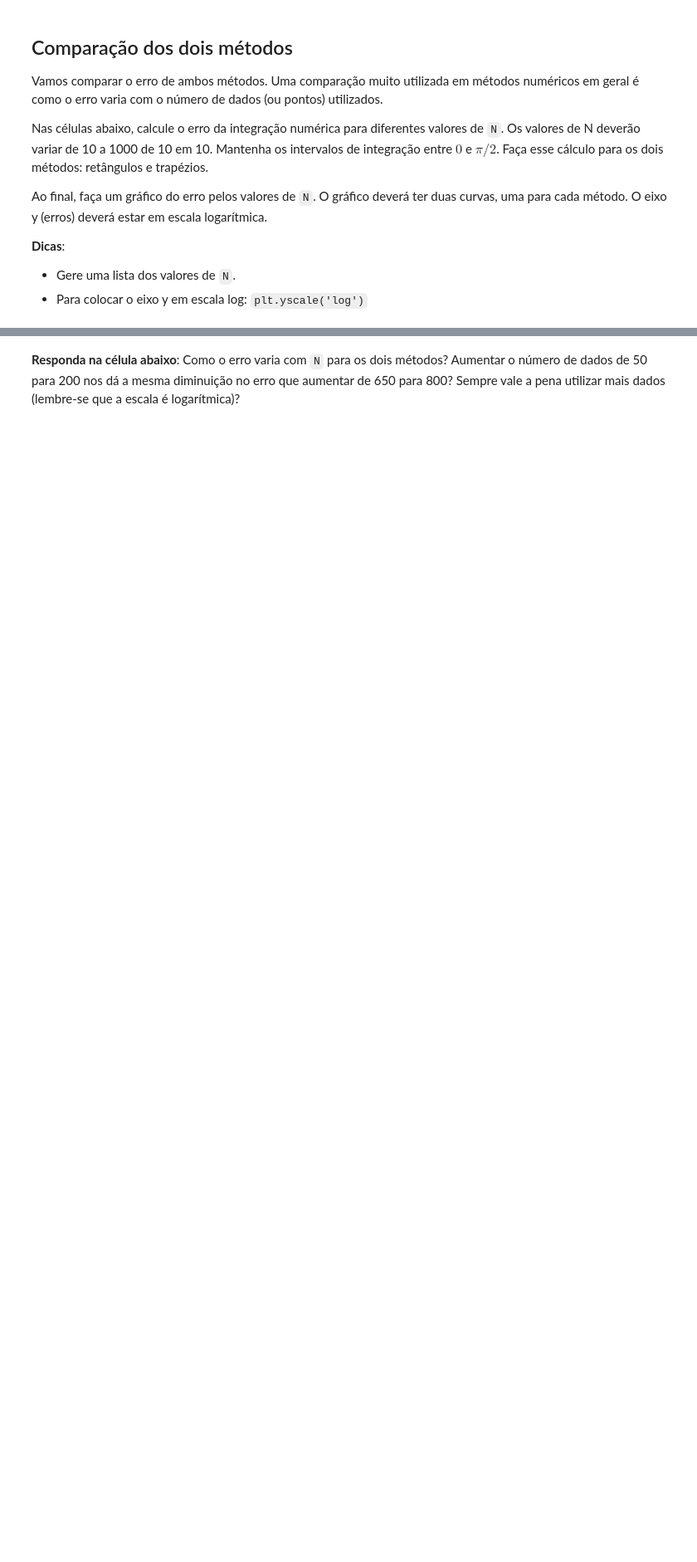
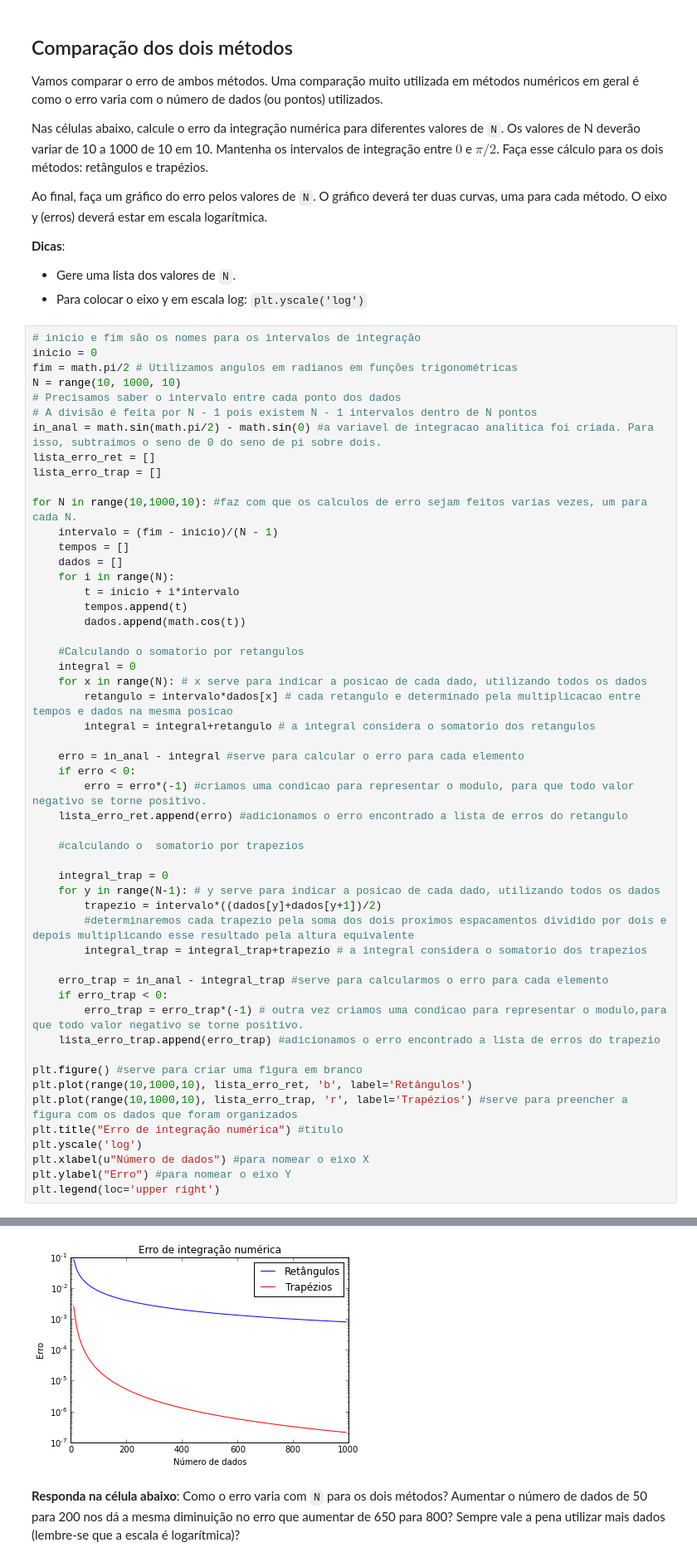
Before and after one commit to mat-esp-2015/integracao-marcia-luiza-rieli, a Jupyter notebook: tarefa-integracao.ipynb, the cells around one changed output, grey strips where cells are left out. Shown: that part at 83% size. Drawn from its saved outputs; the diff is of its cells as text; blank space fills up the shorter version.

```diff
--- a/tarefa-integracao.ipynb
+++ b/tarefa-integracao.ipynb
@@ -229,3 +229,56 @@ Ao final, faça um gráfico do erro pelos valores de `N`. O gráfico deverá ter
 
 * Gere uma lista dos valores de `N`.
 * Para colocar o eixo y em escala log: `plt.yscale('log')`
+# %%
+# inicio e fim são os nomes para os intervalos de integração
+inicio = 0
+fim = math.pi/2 # Utilizamos angulos em radianos em funções trigonométricas
+N = range(10, 1000, 10)
+# Precisamos saber o intervalo entre cada ponto dos dados
+# A divisão é feita por N - 1 pois existem N - 1 intervalos dentro de N pontos
+in_anal = math.sin(math.pi/2) - math.sin(0) #a variavel de integracao analitica foi criada. Para isso, subtraímos o seno de 0 do seno de pi sobre dois.
+lista_erro_ret = []
+lista_erro_trap = []
+
+for N in range(10,1000,10): #faz com que os calculos de erro sejam feitos varias vezes, um para cada N.
+    intervalo = (fim - inicio)/(N - 1)
+    tempos = []
+    dados = []
+    for i in range(N):
+        t = inicio + i*intervalo
+        tempos.append(t)
+        dados.append(math.cos(t))
+
+    #Calculando o somatorio por retangulos
+    integral = 0
+    for x in range(N): # x serve para indicar a posicao de cada dado, utilizando todos os dados
+        retangulo = intervalo*dados[x] # cada retangulo e determinado pela multiplicacao entre tempos e dados na mesma posicao
+        integral = integral+retangulo # a integral considera o somatorio dos retangulos
+
+    erro = in_anal - integral #serve para calcular o erro para cada elemento
+    if erro < 0:
+        erro = erro*(-1) #criamos uma condicao para representar o modulo, para que todo valor negativo se torne positivo.
+    lista_erro_ret.append(erro) #adicionamos o erro encontrado a lista de erros do retangulo
+
+    #calculando o  somatorio por trapezios
+
+    integral_trap = 0
+    for y in range(N-1): # y serve para indicar a posicao de cada dado, utilizando todos os dados
+        trapezio = intervalo*((dados[y]+dados[y+1])/2)
+        #determinaremos cada trapezio pela soma dos dois proximos espacamentos dividido por dois e depois multiplicando esse resultado pela altura equivalente
+        integral_trap = integral_trap+trapezio # a integral considera o somatorio dos trapezios
+
+    erro_trap = in_anal - integral_trap #serve para calcularmos o erro para cada elemento
+    if erro_trap < 0:
+        erro_trap = erro_trap*(-1) # outra vez criamos uma condicao para representar o modulo,para que todo valor negativo se torne positivo.
+    lista_erro_trap.append(erro_trap) #adicionamos o erro encontrado a lista de erros do trapezio
+
+plt.figure() #serve para criar uma figura em branco
+plt.plot(range(10,1000,10), lista_erro_ret, 'b', label='Retângulos')
+plt.plot(range(10,1000,10), lista_erro_trap, 'r', label='Trapézios') #serve para preencher a figura com os dados que foram organizados
+plt.title("Erro de integração numérica") #título
+plt.yscale('log')
+plt.xlabel(u"Número de dados") #para nomear o eixo X
+plt.ylabel("Erro") #para nomear o eixo Y
+plt.legend(loc='upper right')
+# %% [output]
@@ -232,3 +286,4 @@ Ao final, faça um gráfico do erro pelos valores de `N`. O gráfico deverá ter
+[figure, added]
 # %% [markdown]
 **Responda na célula abaixo**: Como o erro varia com `N` para os dois métodos? Aumentar o número de dados de 50 para 200 nos dá a mesma diminuição no erro que aumentar de 650 para 800? Sempre vale a pena utilizar mais dados (lembre-se que a escala é logarítmica)?
 # %% [markdown]
```
Also changed, not shown: parts of 1 cell of this notebook.
